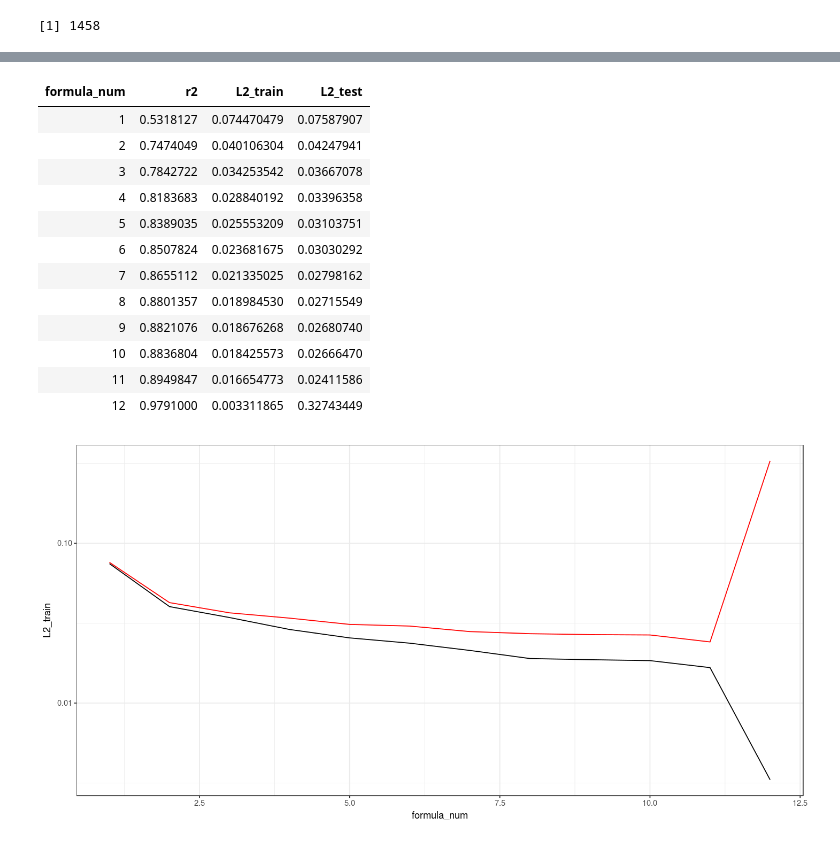
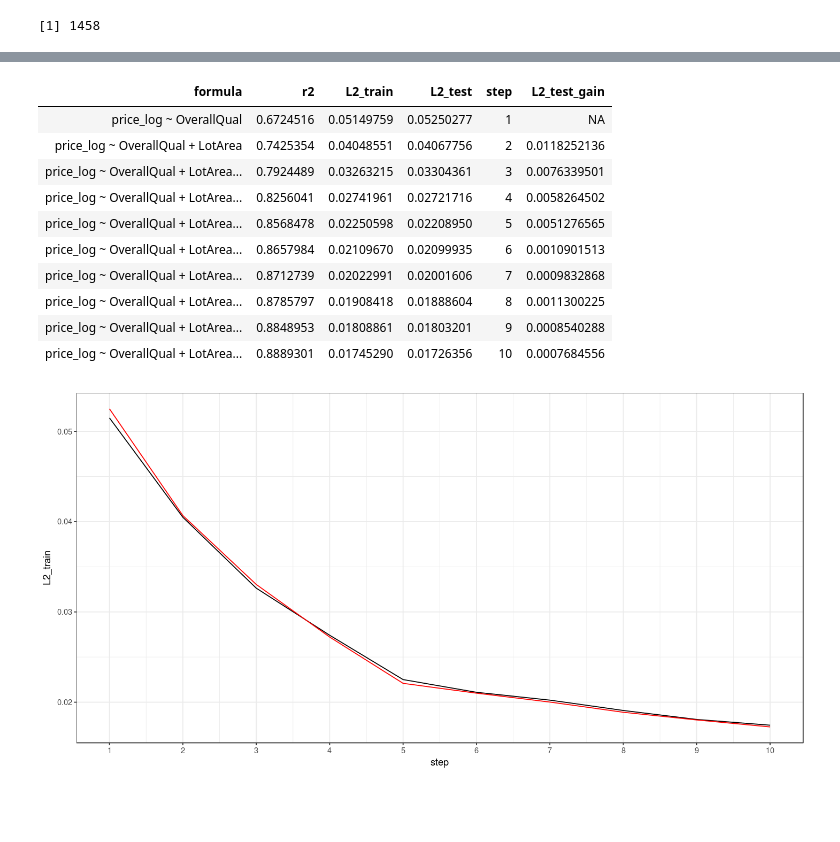
Before and after one commit to MatrixNorm/kaggle, a Jupyter notebook: rbooks/house_prices/06_validate.ipynb, the cells around one changed output, grey strips where cells are left out. Cells and saved outputs as stored; diff of their text form; code cells hidden in the pictures; blank space fills up the shorter version.

```diff
--- a/rbooks/house_prices/06_validate.ipynb
+++ b/rbooks/house_prices/06_validate.ipynb
@@ -94,5 +114,7 @@ formulas_for_validation
 # %%
-iterate <- function(sample_index, totalset) {
+L2_avg_loss <- house_prices$helpers$utils$L2_avg_loss
+
+iterate <- function(formulas_for_validation, sample_index, totalset) {
 
     test_y <- totalset[-sample_index, 'price_log'][[1]]
 
@@ -101,7 +123,10 @@ iterate <- function(sample_index, totalset) {
         mutate(price_log = replace(price_log, -sample_index, NA))
 
     totalset <-
-        house_prices$trans$categ$rating_transform(totalset, price_log)
+        house_prices$trans$categ$rating_transform(
+            data = totalset,
+            target_var = price_log
+        )
 
     trainset <- totalset[sample_index,]
     testset <- totalset[-sample_index,]
@@ -116,12 +141,12 @@ iterate <- function(sample_index, totalset) {
 
         L2_train = map_dbl(model, function (mod) {
             augment <- broom::augment(mod)
-            L2Loss(augment[['price_log']] - augment$.fitted)
+            L2_avg_loss(augment[['price_log']] - augment$.fitted)
         }),
 
         L2_test = map_dbl(model, function (mod) {
             test_predicted <- predict(mod, testset)
-            L2Loss(test_predicted - test_y)
+            L2_avg_loss(test_predicted - test_y)
         })
     ) %>%
     select(-model)
@@ -227,35 +275,38 @@ final_report <- bind_rows(report_list, .id='sample')
+# %%
+avg_report <-
+    report %>%
+    group_by(formula) %>%
+    summarise(
+        r2 = mean(r2),
+        L2_train = mean(L2_train),
+        L2_test = mean(L2_test),
+        step = max(step),
+    ) %>%
+    mutate(
+        L2_test_gain = lag(L2_test) - L2_test
+    )
+
+avg_report
+# %% [output]
+| formula | r2 | L2_train | L2_test | step | L2_test_gain |
+| price_log ~ OverallQual | 0.6724516 | 0.05149759 | 0.05250277 | 1 | NA |
+| price_log ~ OverallQual + LotArea | 0.7425354 | 0.04048551 | 0.04067756 | 2 | 0.0118252136 |
+| price_log ~ OverallQual + LotArea... | 0.7924489 | 0.03263215 | 0.03304361 | 3 | 0.0076339501 |
+| price_log ~ OverallQual + LotArea... | 0.8256041 | 0.02741961 | 0.02721716 | 4 | 0.0058264502 |
+| price_log ~ OverallQual + LotArea... | 0.8568478 | 0.02250598 | 0.02208950 | 5 | 0.0051276565 |
+| price_log ~ OverallQual + LotArea... | 0.8657984 | 0.02109670 | 0.02099935 | 6 | 0.0010901513 |
+| price_log ~ OverallQual + LotArea... | 0.8712739 | 0.02022991 | 0.02001606 | 7 | 0.0009832868 |
+| price_log ~ OverallQual + LotArea... | 0.8785797 | 0.01908418 | 0.01888604 | 8 | 0.0011300225 |
+| price_log ~ OverallQual + LotArea... | 0.8848953 | 0.01808861 | 0.01803201 | 9 | 0.0008540288 |
+| price_log ~ OverallQual + LotArea... | 0.8889301 | 0.01745290 | 0.01726356 | 10 | 0.0007684556 |
 # %%
 options(repr.plot.width = 12, repr.plot.height = 6)
 
-avg_report <-
-    final_report %>%
-    group_by(formula_num) %>%
-    summarise(
-        r2 = mean(r2),
-        L2_train = mean(L2_train),
-        L2_test = mean(L2_test)
-    )
-
-avg_report
-
 avg_report %>%
 ggplot() +
-geom_line(aes(x=formula_num, y=L2_train, group=1)) +
-geom_line(aes(x=formula_num, y=L2_test, group=1), color='red') +
-scale_y_log10() +
+geom_line(aes(x=step, y=L2_train, group=1)) +
+geom_line(aes(x=step, y=L2_test, group=1), color='red') +
+scale_x_continuous(breaks=c(1:max(avg_report$step))) +
 theme_bw()
 # %% [output]
-| formula_num | r2 | L2_train | L2_test |
-| 1 | 0.5318127 | 0.074470479 | 0.07587907 |
-| 2 | 0.7474049 | 0.040106304 | 0.04247941 |
-| 3 | 0.7842722 | 0.034253542 | 0.03667078 |
-| 4 | 0.8183683 | 0.028840192 | 0.03396358 |
-| 5 | 0.8389035 | 0.025553209 | 0.03103751 |
-| 6 | 0.8507824 | 0.023681675 | 0.03030292 |
-| 7 | 0.8655112 | 0.021335025 | 0.02798162 |
-| 8 | 0.8801357 | 0.018984530 | 0.02715549 |
-| 9 | 0.8821076 | 0.018676268 | 0.02680740 |
-| 10 | 0.8836804 | 0.018425573 | 0.02666470 |
-| 11 | 0.8949847 | 0.016654773 | 0.02411586 |
-| 12 | 0.9791000 | 0.003311865 | 0.32743449 |
-[figure, old version]
+[figure, new version]
```
Also changed, not shown: parts of 12 cells of this notebook, 4 other files.
